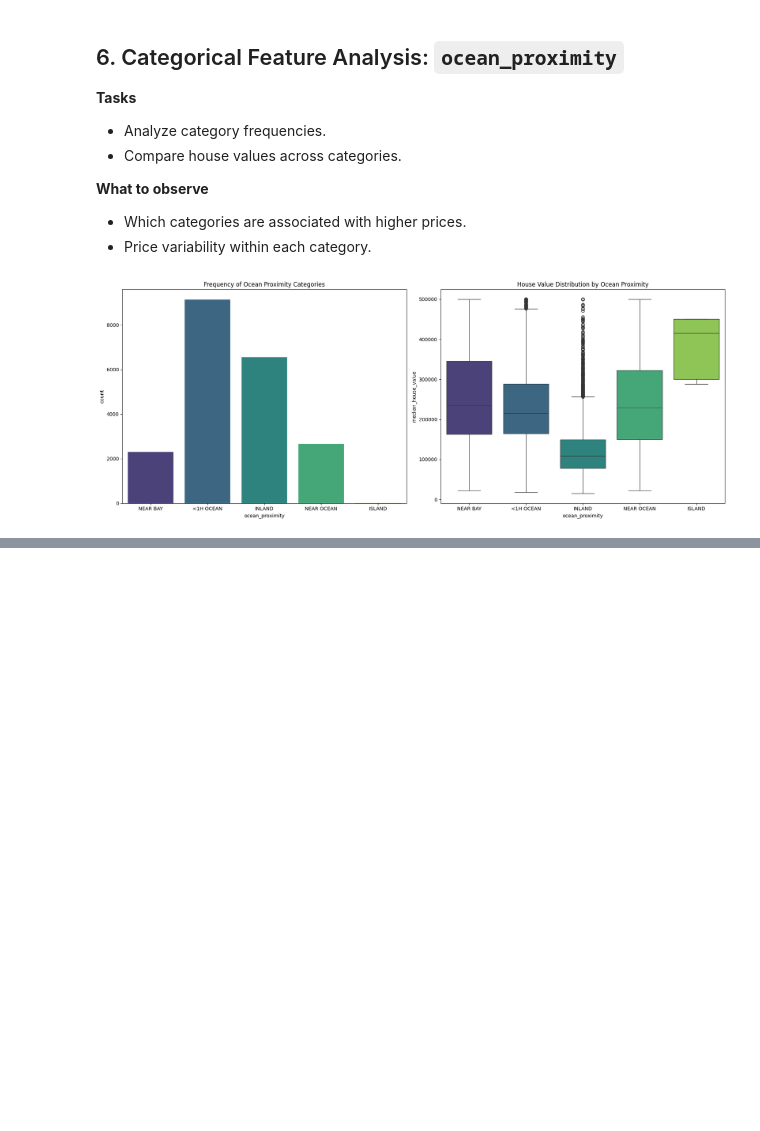
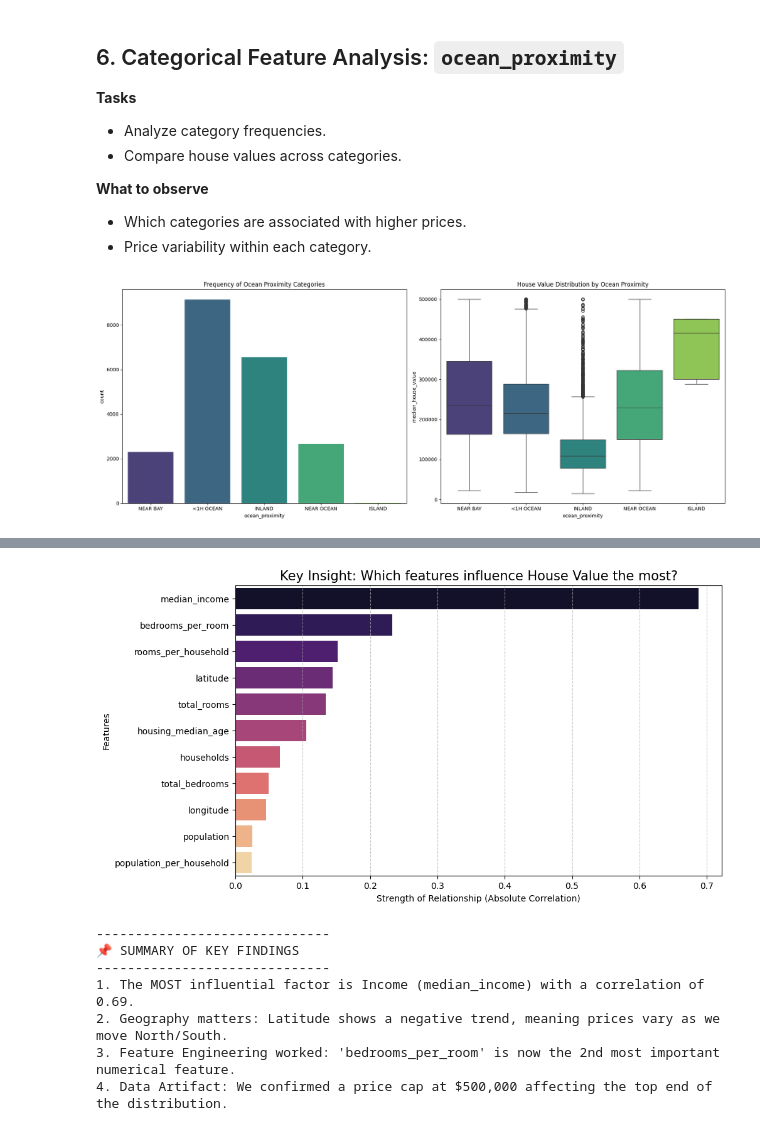
Before and after one commit to Trazeure/california-housing-eda-ml, a Jupyter notebook: Notebooks/02_eda.ipynb, the cells around one changed output, grey strips where cells are left out. Drawn from its saved outputs; the diff is of its cells as text; code cells hidden in the pictures; blank space fills up the shorter version.

```diff
--- a/Notebooks/02_eda.ipynb
+++ b/Notebooks/02_eda.ipynb
@@ -513,0 +778,34 @@ plt.show()
+# %%
+# 11. Key Insights and Findings Summary
+
+# 1. Preparamos los datos de importancia (basado en correlación absoluta)
+importance = df_housing.corr(numeric_only=True)['median_house_value'].abs().sort_values(ascending=False)
+importance = importance.drop('median_house_value') # Quitamos el precio mismo
+
+# 2. Creamos una gráfica de barras de "Influencia de Variables"
+plt.figure(figsize=(10, 6))
+sns.barplot(x=importance.values, y=importance.index, hue=importance.index, palette='magma', legend=False)
+
+plt.title('Key Insight: Which features influence House Value the most?', fontsize=15)
+plt.xlabel('Strength of Relationship (Absolute Correlation)')
+plt.ylabel('Features')
+plt.grid(axis='x', linestyle='--', alpha=0.7)
+plt.show()
+
+# 3. Resumen narrativo automatizado
+print("-" * 30)
+print("📌 SUMMARY OF KEY FINDINGS")
+print("-" * 30)
+print(f"1. The MOST influential factor is Income ({importance.index[0]}) with a correlation of {importance.values[0]:.2f}.")
+print(f"2. Geography matters: Latitude shows a negative trend, meaning prices vary as we move North/South.")
+print(f"3. Feature Engineering worked: 'bedrooms_per_room' is now the 2nd most important numerical feature.")
+print(f"4. Data Artifact: We confirmed a price cap at $500,000 affecting the top end of the distribution.")
+# %% [output]
+[figure, added]
+------------------------------
+📌 SUMMARY OF KEY FINDINGS
+------------------------------
+1. The MOST influential factor is Income (median_income) with a correlation of 0.69.
+2. Geography matters: Latitude shows a negative trend, meaning prices vary as we move North/South.
+3. Feature Engineering worked: 'bedrooms_per_room' is now the 2nd most important numerical feature.
+4. Data Artifact: We confirmed a price cap at $500,000 affecting the top end of the distribution.
```
Also changed, not shown: parts of 16 cells of this notebook.
